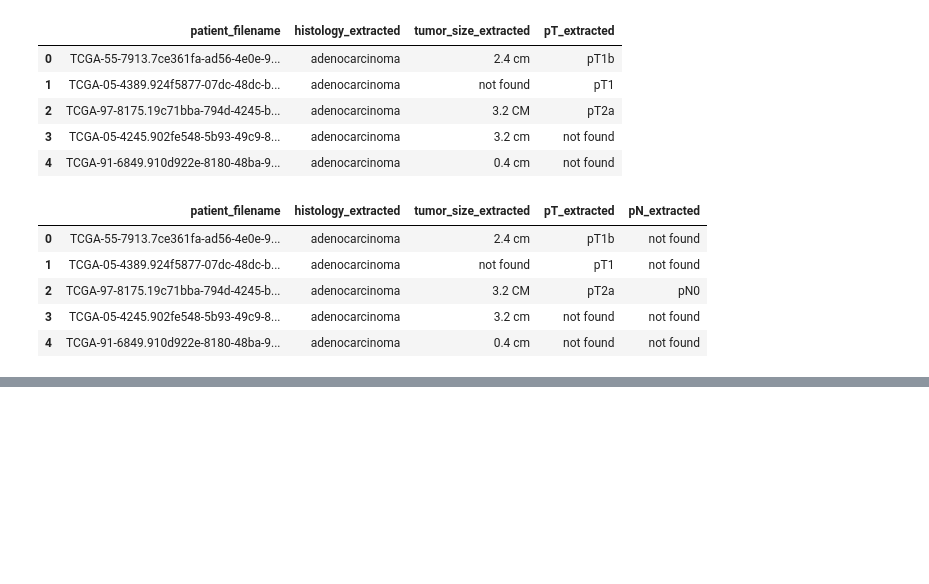
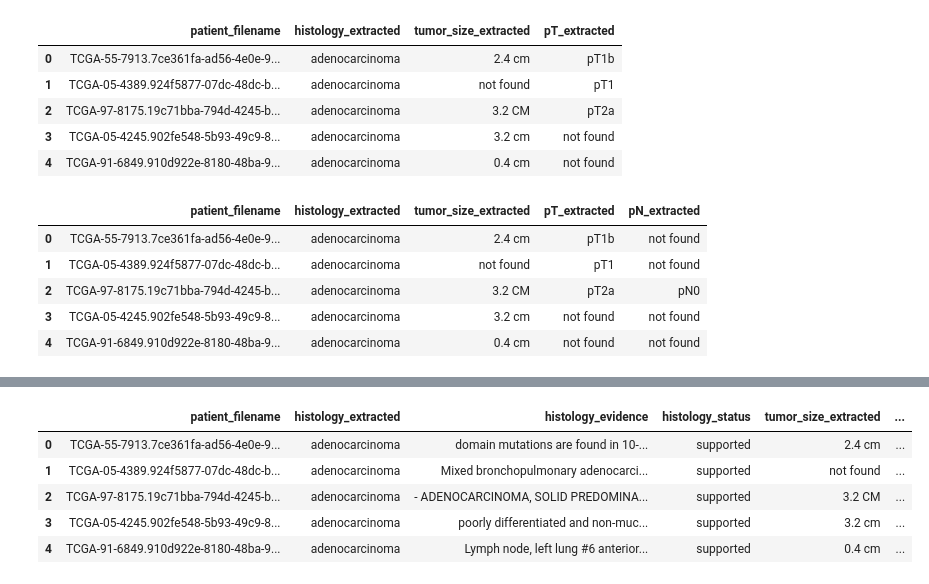
Before and after one commit to Afsheen36/OncoExtractAI-QA, a Jupyter notebook: notebooks/OncoExtractAI_QA.ipynb, the cells around one changed output, grey strips where cells are left out. Saved outputs shown, nothing was run; the diff lists cells and outputs as text; code cells hidden in the pictures; blank space fills up the shorter version.

Commit message:
Save evidence QA extraction code

```diff
--- a/notebooks/OncoExtractAI_QA.ipynb
+++ b/notebooks/OncoExtractAI_QA.ipynb
@@ -247,0 +288,7 @@ files.download("lung_cancer_sample_reports.csv")
+# %%
+sample_df["tumor_size_evidence"] = sample_df.apply(
+    lambda row: find_evidence_sentence(row["text"], row["tumor_size_extracted"]),
+    axis=1
+)
+
+sample_df[["tumor_size_extracted", "tumor_size_evidence"]].head()
@@ -247,0 +302,7 @@ files.download("lung_cancer_sample_reports.csv")
+# %%
+sample_df["pT_evidence"] = sample_df.apply(
+    lambda row: find_evidence_sentence(row["text"], row["pT_extracted"]),
+    axis=1
+)
+
+sample_df[["pT_extracted", "pT_evidence"]].head()
@@ -247,0 +316,7 @@ files.download("lung_cancer_sample_reports.csv")
+# %%
+sample_df["pN_evidence"] = sample_df.apply(
+    lambda row: find_evidence_sentence(row["text"], row["pN_extracted"]),
+    axis=1
+)
+
+sample_df[["pN_extracted", "pN_evidence"]].head()
@@ -247,0 +367,27 @@ files.download("lung_cancer_sample_reports.csv")
+# %%
+qa_results = sample_df[[
+    "patient_filename",
+    "histology_extracted",
+    "histology_evidence",
+    "histology_status",
+    "tumor_size_extracted",
+    "tumor_size_evidence",
+    "tumor_size_status",
+    "pT_extracted",
+    "pT_evidence",
+    "pT_status",
+    "pN_extracted",
+    "pN_evidence",
+    "pN_status"
+]]
+
+qa_results.to_csv("qa_extraction_results.csv", index=False)
+
+qa_results.head()
+# %% [output]
+|  | patient_filename | histology_extracted | histology_evidence | histology_status | tumor_size_extracted | ... |
+| 0 | TCGA-55-7913.7ce361fa-ad56-4e0e-9... | adenocarcinoma | domain mutations are found in 10-... | supported | 2.4 cm | ... |
+| 1 | TCGA-05-4389.924f5877-07dc-48dc-b... | adenocarcinoma | Mixed bronchopulmonary adenocarci... | supported | not found | ... |
+| 2 | TCGA-97-8175.19c71bba-794d-4245-b... | adenocarcinoma | - ADENOCARCINOMA, SOLID PREDOMINA... | supported | 3.2 CM | ... |
+| 3 | TCGA-05-4245.902fe548-5b93-49c9-8... | adenocarcinoma | poorly differentiated and non-muc... | supported | 3.2 cm | ... |
+| 4 | TCGA-91-6849.910d922e-8180-48ba-9... | adenocarcinoma | Lymph node, left lung #6 anterior... | supported | 0.4 cm | ... |
```
Also changed, not shown: parts of 7 cells of this notebook.
